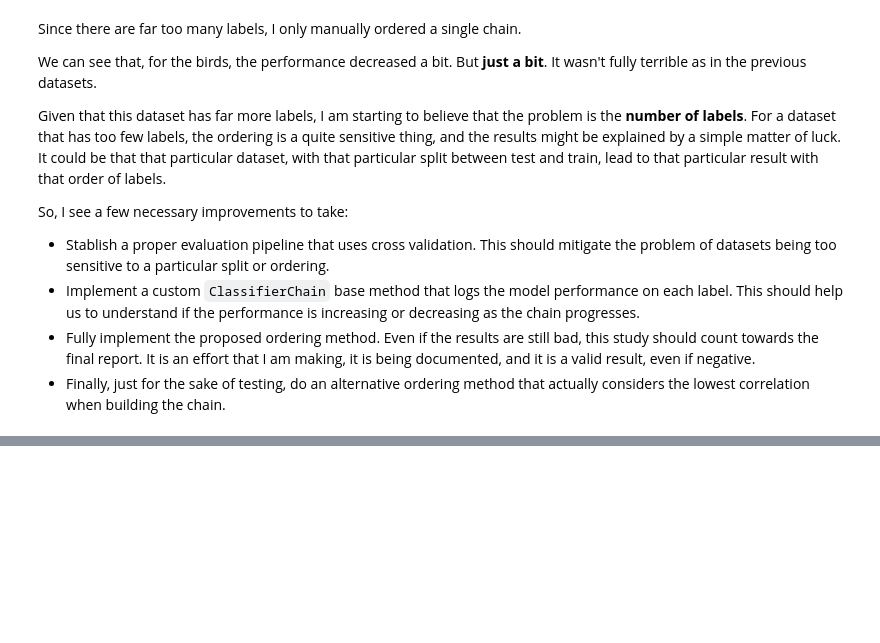
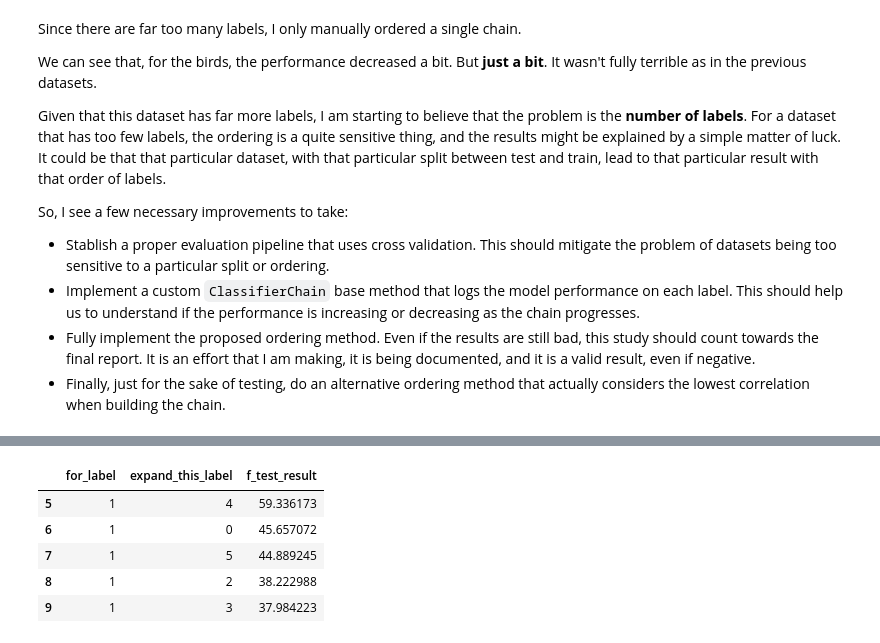
Before and after one commit to EdgardTaver/psg-multilabel-classifier, a Jupyter notebook: 2_second_model_experiments.ipynb, the cells around one changed output, grey strips where cells are left out. Saved outputs shown, nothing was run; the diff lists cells and outputs as text; code cells hidden in the pictures; blank space fills up the shorter version.

```diff
--- a/2_second_model_experiments.ipynb
+++ b/2_second_model_experiments.ipynb
@@ -614,0 +652,17 @@ Let's try to invert this order and see what happens.
+# %%
+# ok, let's start with "3" as it ranked lower
+# from "3", let's get the more correlated labels
+
+# res.sort_values("f_test_result", ascending=False)
+
+m = res["for_label"] == 1
+res[m]
+
+# 3 -> 0 -> 2 -> 5 -> 4 -> 1
+# %% [output]
+|  | for_label | expand_this_label | f_test_result |
+| 5 | 1 | 4 | 59.336173 |
+| 6 | 1 | 0 | 45.657072 |
+| 7 | 1 | 5 | 44.889245 |
+| 8 | 1 | 2 | 38.222988 |
+| 9 | 1 | 3 | 37.984223 |
```
Also changed, not shown: parts of 5 cells of this notebook.
